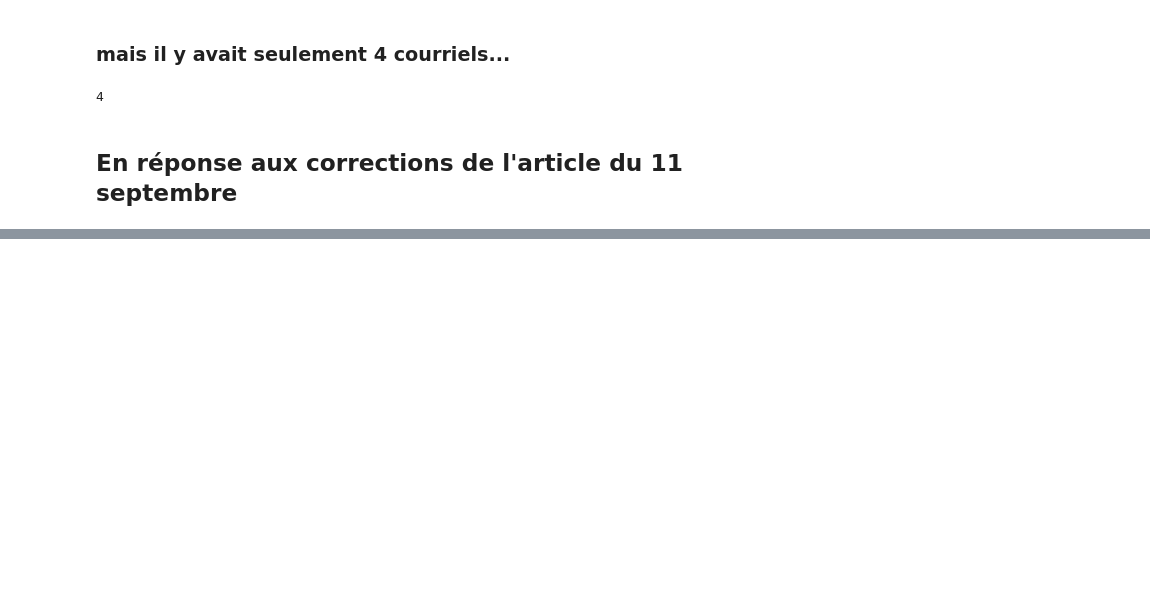
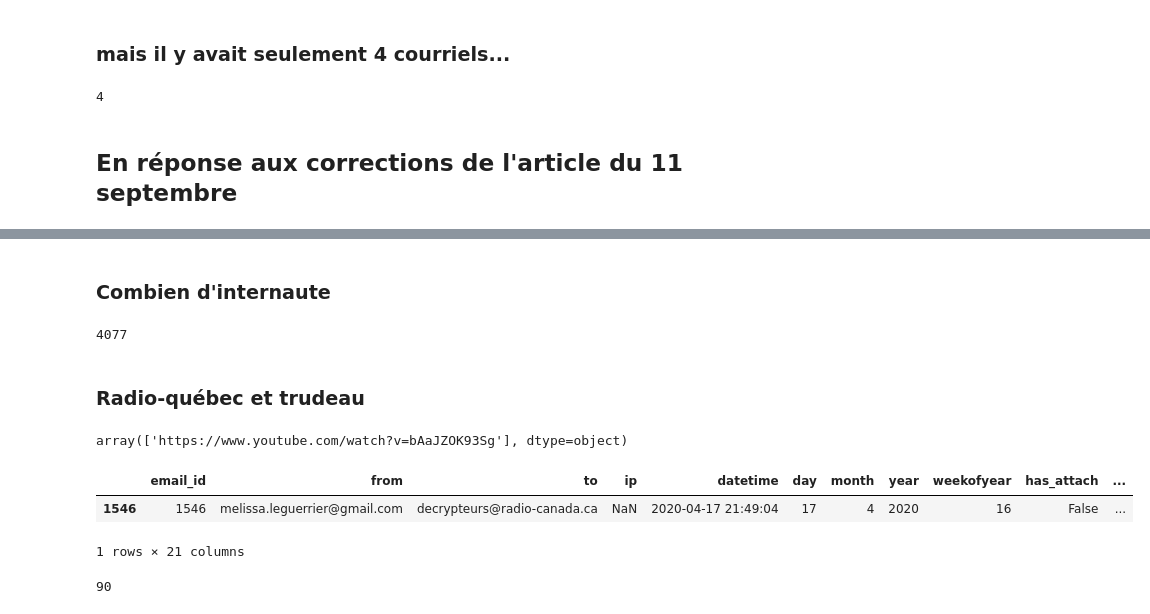
Before and after one commit to jaytouz/pyMboxAnalyser, a Jupyter notebook: notebook/3 - Analyses spécifiques.ipynb, the cells around one changed output, grey strips where cells are left out. Drawn from its saved outputs; the diff is of its cells as text; code cells hidden in the pictures; blank space fills up the shorter version.

```diff
--- a/notebook/3 - Analyses spécifiques.ipynb
+++ b/notebook/3 - Analyses spécifiques.ipynb
@@ -1150,0 +1089,22 @@ email_df.email_per_day.loc['2020-06-17']
+# %% [markdown]
+### Combien d'internaute
+# %%
+email_df.df['from'].unique().size
+# %% [output]
+4077
+# %% [markdown]
+### Radio-québec et trudeau
+# %%
+yt_url.filt("author", with_values=['Radio-Québec']).filt('title', with_values=['Trudeau vs Cossette-Trudel']).df.url.values
+# %% [output]
+array(['https://www.youtube.com/watch?v=bAaJZOK93Sg'], dtype=object)
+# %%
+email_df.filt('urls',with_values=['https://www.youtube.com/watch?v=bAaJZOK93Sg']).df
+# %% [output]
+|  | email_id | from | to | ip | datetime | day | month | year | weekofyear | has_attach | ... |
+| 1546 | 1546 | melissa.leguerrier@gmail.com | decrypteurs@radio-canada.ca | NaN | 2020-04-17 21:49:04 | 17 | 4 | 2020 | 16 | False | ... |
+1 rows × 21 columns
+# %%
+email_df.filt('urls', with_values=url_radio_quebec.url.values, condition='or').
+# %% [output]
+90
```
Also changed, not shown: parts of 28 cells of this notebook, 4 other files.
